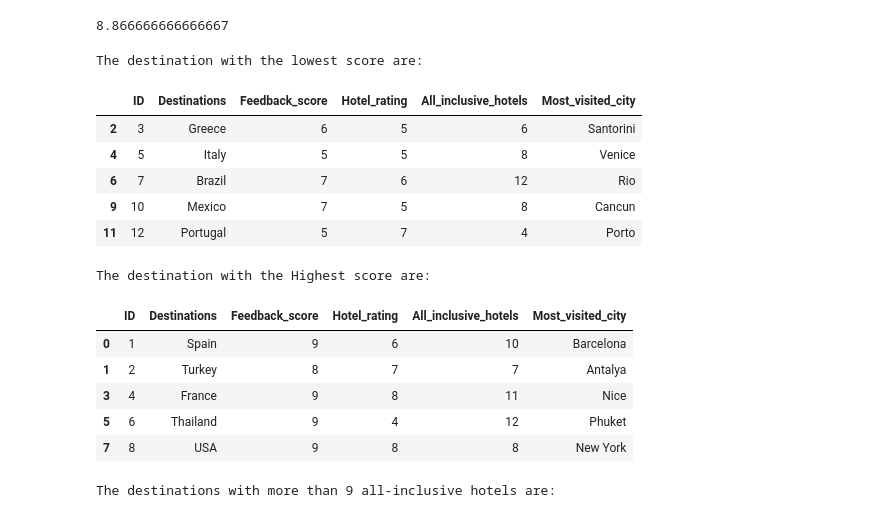
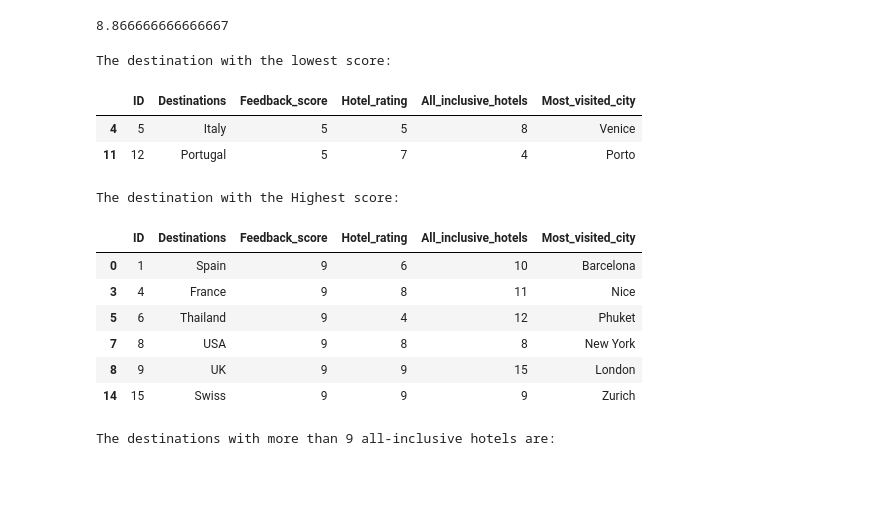
Before and after one commit to abuhanif25/TTA-Home-Learning, a Jupyter notebook: HLTweek5.ipynb, the cells around one changed output. Drawn from its saved outputs; the diff is of its cells as text; code cells hidden in the pictures; blank space fills up the shorter version.

```diff
--- a/HLTweek5.ipynb
+++ b/HLTweek5.ipynb
@@ -71,43 +71,31 @@ The Mean number of all inclusive hotels in the datafram is:
 # %%
 # Find the lowest scoring destination.
 
-holiday_desti["Feedback_score"].mean()
+low_score = holiday_desti["Feedback_score"] == holiday_desti["Feedback_score"].min()
 
-# Average lowest destinations are 7.66
-
-myfilter = holiday_desti["Feedback_score"] < 7.66
-lowest_score = holiday_desti[myfilter]
-
-print("The destination with the lowest score are: ")
-lowest_score.head(5)
+print("The destination with the lowest score: ")
+holiday_desti[low_score]
 # %% [output]
-The destination with the lowest score are:
+The destination with the lowest score:
 |  | ID | Destinations | Feedback_score | Hotel_rating | All_inclusive_hotels | Most_visited_city |
-| 2 | 3 | Greece | 6 | 5 | 6 | Santorini |
 | 4 | 5 | Italy | 5 | 5 | 8 | Venice |
-| 6 | 7 | Brazil | 7 | 6 | 12 | Rio |
-| 9 | 10 | Mexico | 7 | 5 | 8 | Cancun |
 | 11 | 12 | Portugal | 5 | 7 | 4 | Porto |
 # %%
 # Find the Highest scoring destination.
 
-holiday_desti["Feedback_score"].mean()
+high_score = holiday_desti["Feedback_score"] == holiday_desti["Feedback_score"].max()
 
-# Average lowest destinations are 7.66
-
-myfilter = holiday_desti["Feedback_score"] > 7.66
-highest_score = holiday_desti[myfilter]
-
-print("The destination with the Highest score are: ")
-highest_score.head(5)
+print("The destination with the Highest score: ")
+holiday_desti[high_score]
 # %% [output]
-The destination with the Highest score are:
+The destination with the Highest score:
 |  | ID | Destinations | Feedback_score | Hotel_rating | All_inclusive_hotels | Most_visited_city |
 | 0 | 1 | Spain | 9 | 6 | 10 | Barcelona |
-| 1 | 2 | Turkey | 8 | 7 | 7 | Antalya |
 | 3 | 4 | France | 9 | 8 | 11 | Nice |
 | 5 | 6 | Thailand | 9 | 4 | 12 | Phuket |
 | 7 | 8 | USA | 9 | 8 | 8 | New York |
+| 8 | 9 | UK | 9 | 9 | 15 | London |
+| 14 | 15 | Swiss | 9 | 9 | 9 | Zurich |
 # %%
 # Find all the destinations where there are more than 9 all-inclusive hotels.
 
```
Also changed, not shown: parts of 6 cells of this notebook.
